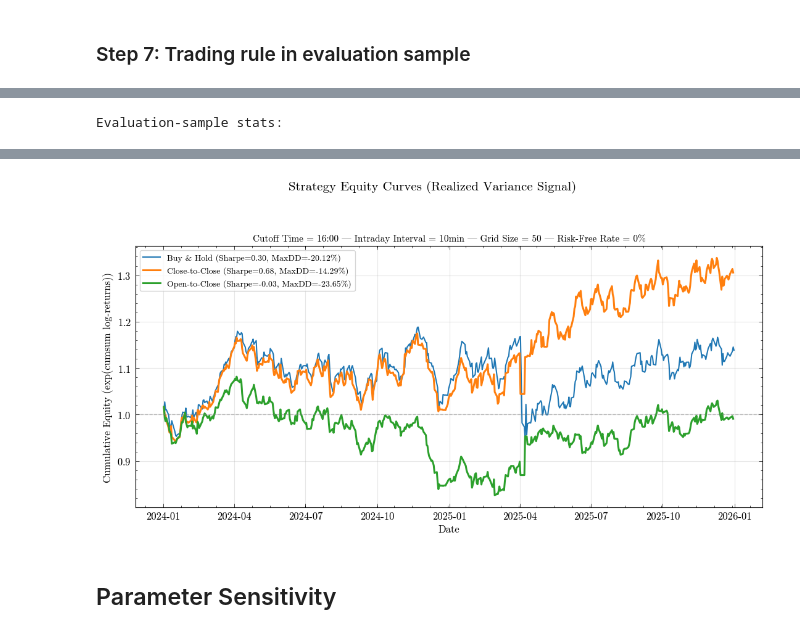
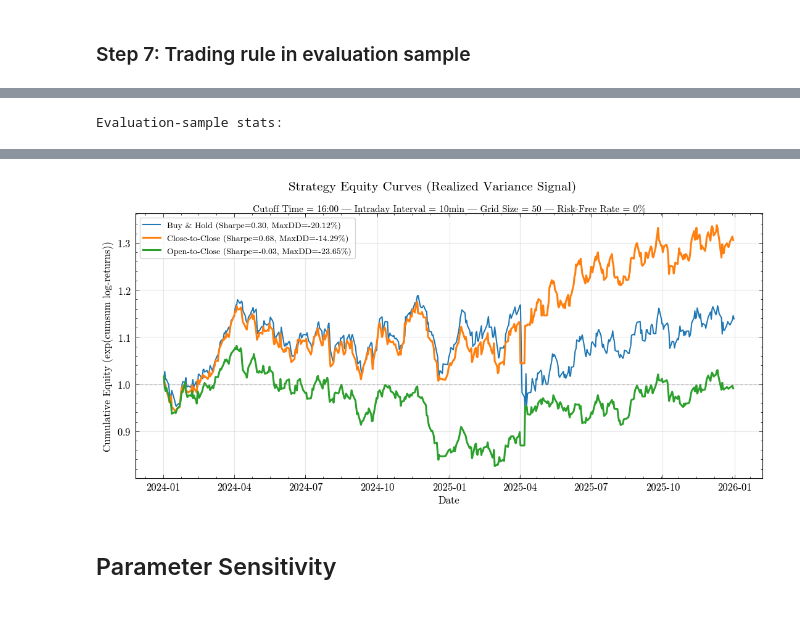
Before and after one commit to jackyeung99/proj_quant_trading, a Jupyter notebook: notebooks/experiment_tau_sensitivity.ipynb, the cells around one changed output, grey strips where cells are left out. Drawn from its saved outputs; the diff is of its cells as text; code cells hidden in the pictures.

```diff
--- a/notebooks/experiment_tau_sensitivity.ipynb
+++ b/notebooks/experiment_tau_sensitivity.ipynb
@@ -437,4 +581,4 @@ def choose_threshold(df, n_grid, min_quintile=.10, risk_free_rate=0):
 
     return tau_star, pd.DataFrame(results)
 # %%
-tau_star, res = choose_threshold(Train, GRID_SIZE, min_quintile=quantile_bound, risk_free_rate='3m')
+tau_star, res = choose_threshold(Train, GRID_SIZE, min_quintile=quantile_bound, risk_free_rate=RF)
@@ -584,7 +741,7 @@ def simulate_trading(
     ret_o2c_next_col: str = "ret_oc_next",
     # --- transaction cost controls ---
     tcost_bps: float = 0.0,      # e.g. 5 = 5 bps per trade
-    apply_on: str = "both",      # "both" | "entry" | "exit"
+    apply_on: str = "entry",      # "both" | "entry" | "exit"
 ) -> pd.DataFrame:
     """
     Transaction cost model:
@@ -656,6 +813,7 @@ def evaluate_strategy(
     signal_col: str = "signal_t",
     ann_factor: int = 252,
     rf: str = "0%",   # "0%", "TBILL-1M"/"1m", "TBILL-3M"/"3m"
+    convention: str='c2c'
 ) -> dict:
     """
     Computes:
@@ -677,6 +835,7 @@ def evaluate_strategy(
             "sharpe_buy_regime": np.nan,
             "sharpe_no_buy_regime": np.nan,
             "num_buy_days": 0,
+            "num_no_buy_days": 0,
             "turnover": np.nan,
             "max_drawdown": np.nan,
         }
@@ -709,14 +868,21 @@ def evaluate_strategy(
     # ---------- Sharpe (overall + by regime) ----------
     sharpe = _sharpe(r, rf=rf_series, ann_factor=ann_factor)
 
-    r_buy = r[signal == 1]
-    r_no_buy = r[signal == 0]
+    exec_ret = (
+        df["ret_cc_next"] if convention == "c2c"
+        else df["ret_oc_next"]
+    )
+
+    r_buy = exec_ret[signal == 1]
+    r_no_buy = exec_ret[signal == 0]
+
 
     sharpe_buy = _sharpe(r_buy, rf=rf_series, ann_factor=ann_factor)
     sharpe_no_buy = _sharpe(r_no_buy, rf=rf_series, ann_factor=ann_factor)
 
     # ---------- Number of buy days ----------
     num_buy_days = int((signal == 1).sum())
+    num_no_buy_days = int((signal == 0).sum())
 
     # ---------- Turnover ----------
     turnover = float(signal.dropna().diff().abs().sum())
@@ -732,6 +898,7 @@ def evaluate_strategy(
         "sharpe_buy_regime": float(sharpe_buy),
         "sharpe_no_buy_regime": float(sharpe_no_buy),
         "num_buy_days": num_buy_days,
+        "num_no_buy_days": num_no_buy_days,
         "turnover": turnover,
         "max_drawdown": max_drawdown,
     }
@@ -746,12 +913,14 @@ stats_o2c = evaluate_strategy(
     strat_returns.rename(columns={"strat_ret_o2c": "strat_ret"}),
     ret_col="strat_ret",
     signal_col="signal_t",
+    convention='o2c'
 )
 
 stats_bh = evaluate_strategy(
     Test.assign(signal_t=1).rename(columns={"ret_cc": "strat_ret"}),
     ret_col="strat_ret",
     signal_col="signal_t",
+    convention='c2c'
 )
 # %%
 summary = (
@@ -788,11 +957,21 @@ plt.plot(eq_o2c, lw=2.2, label=f"Open-to-Close (Sharpe={stats_o2c['sharpe']:.2f}
 
 plt.axhline(1.0, color="gray", linestyle="--", alpha=0.4)
 
-plt.suptitle("Strategy Equity Curves (Realized Variance Signal)", fontsize=15, fontweight="bold")
-# Subtitle with parameters
-subtitle = ( f"Cutoff Time = {CUTOFF} | " f"Intraday Interval = {INTRADAY_FREQ} | " f"Grid Size = {GRID_SIZE} | " f"Risk-Free Rate = {RF}" )
+plt.suptitle(
+    "Strategy Equity Curves (Realized Variance Signal)",
+    fontsize=15,
+    fontweight="bold",
+    y=0.9   # move suptitle slightly down if needed
+)
 
-plt.title(subtitle, fontsize=11)
+subtitle = (
+    f"Cutoff Time = {CUTOFF} | "
+    f"Intraday Interval = {INTRADAY_FREQ} | "
+    f"Grid Size = {GRID_SIZE} | "
+    f"Risk-Free Rate = {RF}"
+)
+
+plt.title(subtitle, fontsize=11, pad=1)  # <-- key line
 
 plt.xlabel("Date")
 plt.ylabel("Cumulative Equity (exp(cumsum log-returns))")
@@ -809,4 +988,4 @@ Evaluation-sample stats:
-[figure, old version]
+[figure, new version]
 # %% [markdown]
 ## Parameter Sensitivity
 # %%
```
Also changed, not shown: parts of 33 cells of this notebook.
